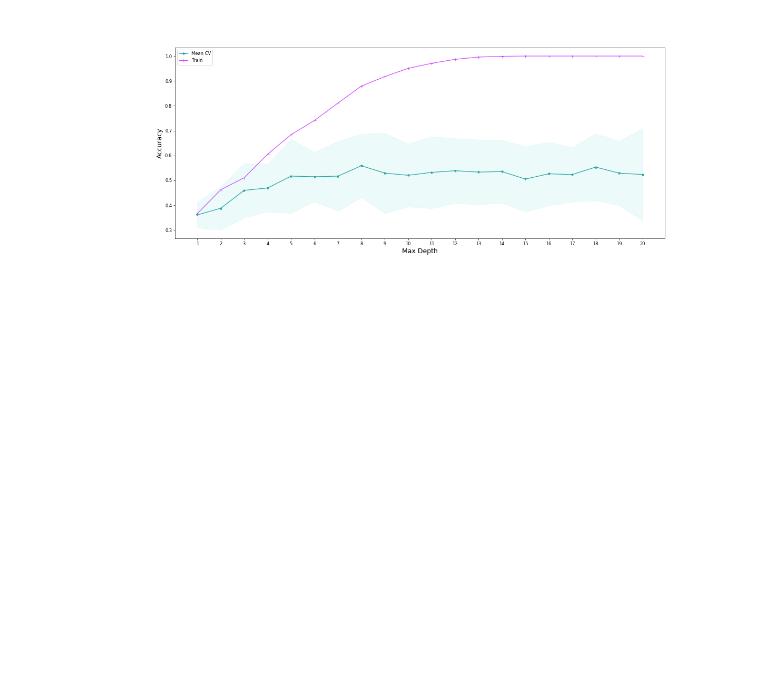
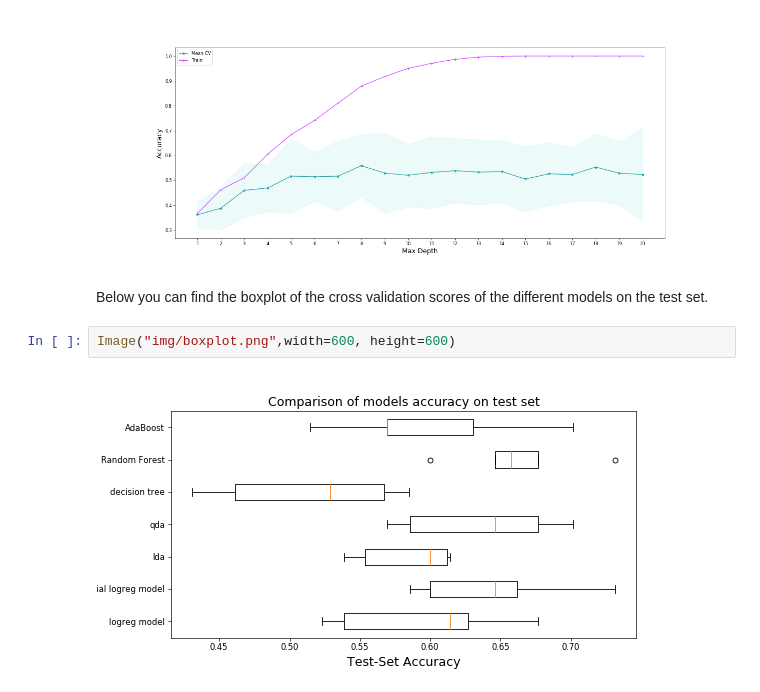
Before and after one commit to YaldaAmini/DS_Project_group54, a Jupyter notebook: notebooks/summary.ipynb, the cells around one changed output. Drawn from its saved outputs; the diff is of its cells as text; blank space fills up the shorter version.

```diff
--- a/notebooks/summary.ipynb
+++ b/notebooks/summary.ipynb
@@ -36,3 +30,9 @@ from IPython.display import Image
 Image("img/trees_perf.png",width=1000, height=600)
 # %% [output]
 [figure]
+# %% [markdown]
+Below you can find the boxplot of the cross validation scores of the different models on the test set.
+# %%
+Image("img/boxplot.png",width=600, height=600)
+# %% [output]
+[figure, added]
```
Also changed, not shown: parts of 10 cells of this notebook, 4 other files.
